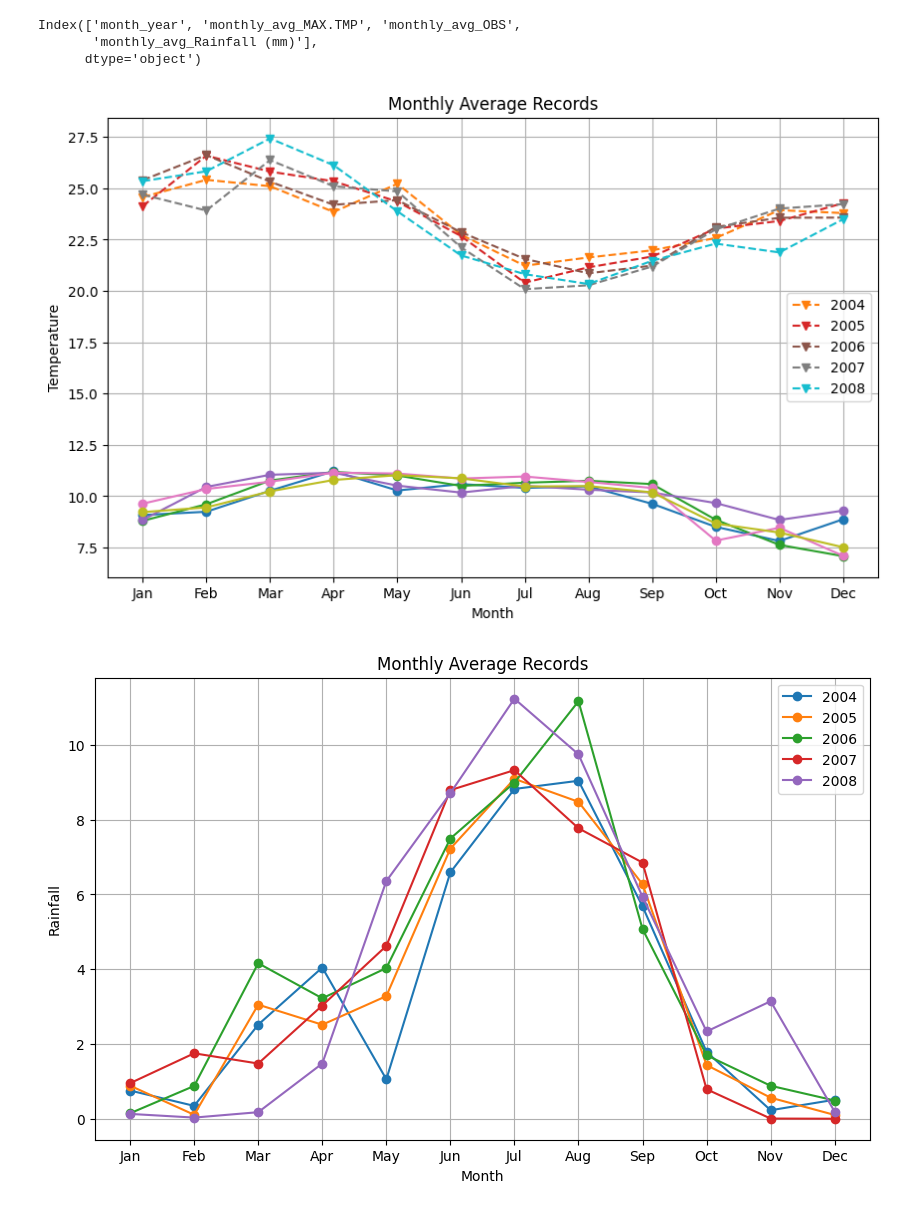
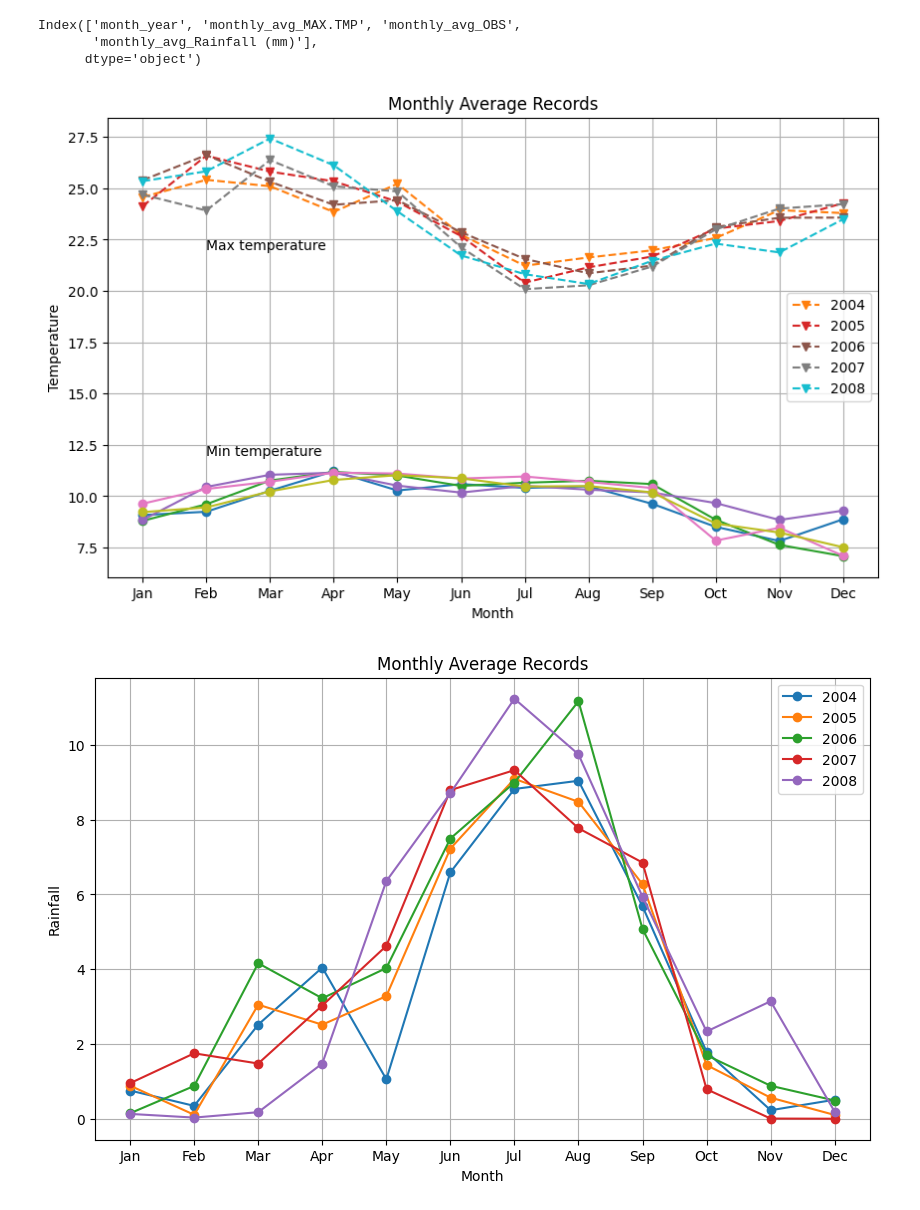
Before and after one commit to Genet-Abay/RiverFlow-Pridiction, a Jupyter notebook: DataAnalysis.ipynb, the cells around one changed output. Drawn from its saved outputs; the diff is of its cells as text; code cells hidden in the pictures.

Commit message:
plots modified

```diff
--- a/DataAnalysis.ipynb
+++ b/DataAnalysis.ipynb
@@ -219,24 +219,26 @@ initial_index = 14
 # %%
 plt.figure(figsize=(10, 6))
 
 for i in range(initial_index,initial_index+num_years):
     # print(list_unique_years[i])
     selected_year = list_unique_years[i]
     # Filter the DataFrame for the selected year
     selected_year_data = df_merged_avg[df_merged_avg.index.year == int(selected_year)]
 
     plt.plot(selected_year_data.index.month, selected_year_data['monthly_avg_OBS'], marker='o', linestyle='-')
     plt.plot(selected_year_data.index.month, selected_year_data['monthly_avg_MAX.TMP'], marker='v', linestyle='--', label=selected_year)
 
 plt.title(f"Monthly Average Records")
 plt.xlabel("Month")
 plt.ylabel("Temperature")
 plt.xticks(range(1, 13), ['Jan', 'Feb', 'Mar', 'Apr', 'May', 'Jun', 'Jul', 'Aug', 'Sep', 'Oct', 'Nov', 'Dec'])
 plt.grid(True)
+plt.text(2, 22, 'Max temperature', fontsize = 10)
+plt.text(2, 12, 'Min temperature', fontsize = 10)
 plt.legend(loc='best')
 plt.show()
 # %% [output]
-[figure, old version]
+[figure, new version]
 # %%
 plt.figure(figsize=(10, 6))
 for i in range(initial_index,initial_index+num_years):
```
Also changed, not shown: parts of 10 cells of this notebook.
